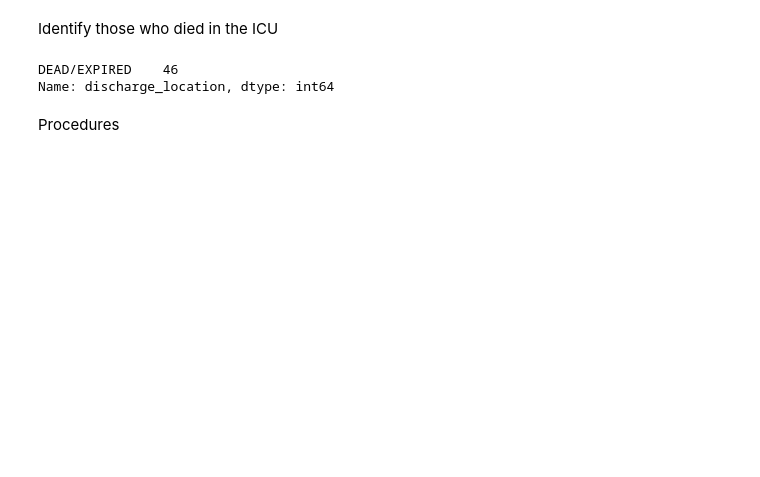
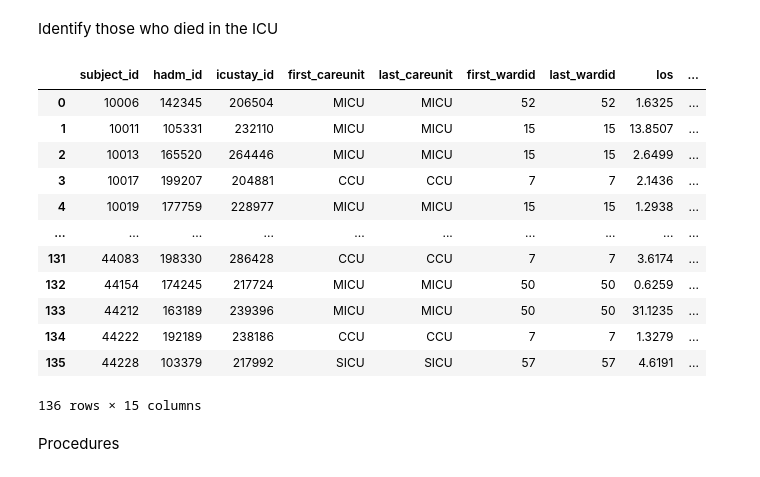
Before and after one commit to delashu/BIOS823_Project, a Jupyter notebook: scripts/feature_engineering/fe_01.ipynb, the cells around one changed output. Cells and saved outputs as stored; diff of their text form; code cells hidden in the pictures; blank space fills up the shorter version.

```diff
--- a/scripts/feature_engineering/fe_01.ipynb
+++ b/scripts/feature_engineering/fe_01.ipynb
@@ -1,20 +1,44 @@
 # %%
 import pandas as pd
 import numpy as np
+# %%
+fields = ["subject_id","hadm_id","deathtime", "admission_type", "admission_location",
+          "discharge_location", "insurance", "diagnosis", "hospital_expire_flag"]
+admitdf = pd.read_csv("https://physionet.org/files/mimiciii-demo/1.4/ADMISSIONS.csv?download", usecols = fields)
+# %%
+fields =["subject_id", "hadm_id", "icustay_id", "first_careunit", "last_careunit",
+        "first_wardid", "last_wardid", "los"]
+icudf = pd.read_csv("https://physionet.org/files/mimiciii-demo/1.4/ICUSTAYS.csv?download", usecols = fields)
 # %%
-icudf = pd.read_csv("https://physionet.org/files/mimiciii-demo/1.4/ICUSTAYS.csv?download")
 procdf = pd.read_csv("https://physionet.org/files/mimiciii-demo/1.4/PROCEDUREEVENTS_MV.csv?download")
-admitdf = pd.read_csv("https://physionet.org/files/mimiciii-demo/1.4/ADMISSIONS.csv?download")
 drugdf = pd.read_csv("https://physionet.org/files/mimiciii-demo/1.4/PRESCRIPTIONS.csv?download")
 # %% [markdown]
 Identify those who died in the ICU
 # %%
 deaths = admitdf[admitdf['discharge_location'].isin(['DEAD/EXPIRED'])]
 icu_admin = pd.merge(icudf, deaths, how='left', on='hadm_id')
 icu_admin['discharge_location'].value_counts()
+
+icu_full = (
+            icu_admin.
+            drop(columns=['subject_id_y']).
+            rename(columns={"subject_id_x": "subject_id"})
+)
+icu_full
 # %% [output]
+|  | subject_id | hadm_id | icustay_id | first_careunit | last_careunit | first_wardid | last_wardid | los | ... |
+| 0 | 10006 | 142345 | 206504 | MICU | MICU | 52 | 52 | 1.6325 | ... |
+| 1 | 10011 | 105331 | 232110 | MICU | MICU | 15 | 15 | 13.8507 | ... |
+| 2 | 10013 | 165520 | 264446 | MICU | MICU | 15 | 15 | 2.6499 | ... |
+| 3 | 10017 | 199207 | 204881 | CCU | CCU | 7 | 7 | 2.1436 | ... |
+| 4 | 10019 | 177759 | 228977 | MICU | MICU | 15 | 15 | 1.2938 | ... |
+| ... | ... | ... | ... | ... | ... | ... | ... | ... | ... |
+| 131 | 44083 | 198330 | 286428 | CCU | CCU | 7 | 7 | 3.6174 | ... |
+| 132 | 44154 | 174245 | 217724 | MICU | MICU | 50 | 50 | 0.6259 | ... |
+| 133 | 44212 | 163189 | 239396 | MICU | MICU | 50 | 50 | 31.1235 | ... |
+| 134 | 44222 | 192189 | 238186 | CCU | CCU | 7 | 7 | 1.3279 | ... |
+| 135 | 44228 | 103379 | 217992 | SICU | SICU | 57 | 57 | 4.6191 | ... |
-DEAD/EXPIRED    46
-Name: discharge_location, dtype: int64
+136 rows × 15 columns
 # %% [markdown]
 Procedures
 # %%
```
Also changed, not shown: parts of 3 cells of this notebook.
